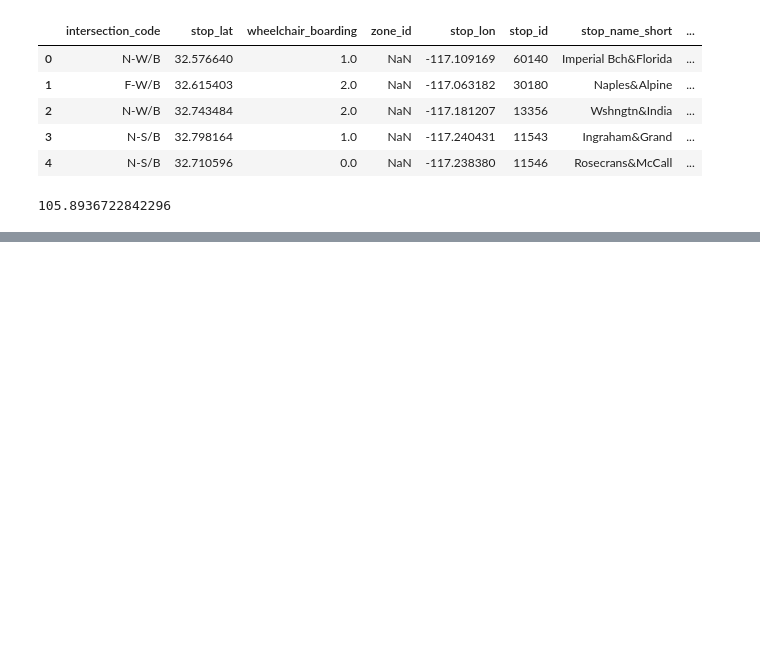
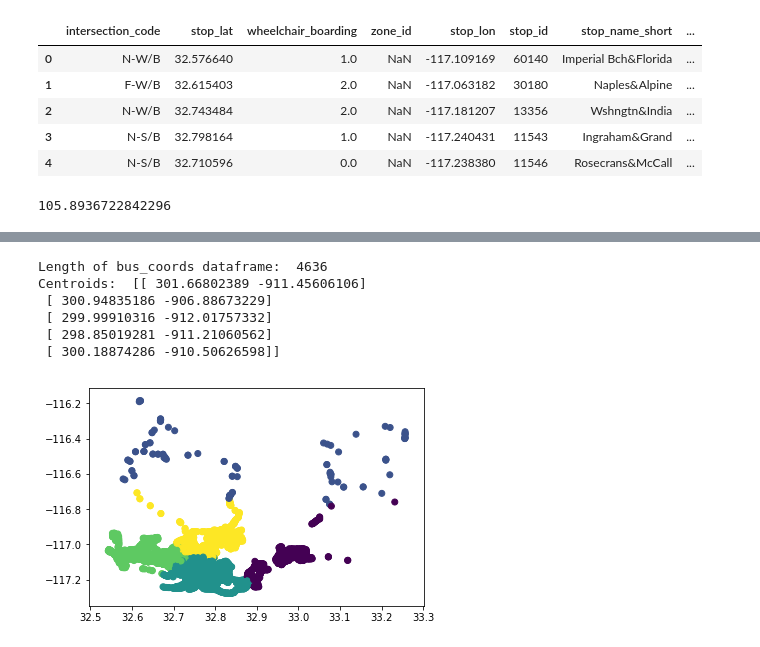
Before and after one commit to sarah-george/San-Diego-DUI-Crashes-and-Arrests, a Jupyter notebook: Final_Project.ipynb, the cells around one changed output, grey strips where cells are left out. Drawn from its saved outputs; the diff is of its cells as text; code cells hidden in the pictures; blank space fills up the shorter version.

Commit message:
Added clustering

```diff
--- a/Final_Project.ipynb
+++ b/Final_Project.ipynb
@@ -37,8 +35,8 @@ meter_locs.head(5)
 | 4 | City | Barrio Logan | 1000 CESAR CHAVEZ WAY | CC-1015 | 9000 | 2 Hour Max $1.25 HR 8am-6pm Mon-Sat | -117.145539 | 32.699987 |
 # %%
 # Sort the income column of the parking meter dataframe in descending order
-meter_incomes = meter_incomes.sort_values(by='num_trans', ascending=False)
-meter_incomes.head(5)
+meter_trans = meter_incomes.sort_values(by='num_trans', ascending=False)
+meter_trans.head(5)
 # %% [output]
 |  | pole_id | meter_type | month | sum_trans_amt | num_trans |
 | 52734 | WFI-700N | MS | 12 | 386404 | 2293 |
@@ -47,7 +45,7 @@ meter_incomes.head(5)
 | 41888 | N-1500E | MS | 8 | 364944 | 2270 |
 | 51822 | WBE-500N | MS | 6 | 381115 | 2261 |
 # %%
-greatest = meter_incomes.iloc[0]['pole_id']
+greatest = meter_trans.iloc[0]['pole_id']
 print(greatest)
 type(greatest)
 # %% [output]
@@ -128,0 +112,28 @@ from scipy.cluster.vq import whiten
+# %%
+# 1. BUS VS. METER HOTSPOTS
+# K-means clustering of hottest parking meters
+# Determine whether bus and meter clusters have similar epicenters
+
+# First cluster bus stop coordinates.
+coords = np.zeros(len(bus_coords), dtype=('2float'))
+
+for i in range(0, len(bus_coords)):
+    bus_lat = float(bus_coords['stop_lat'].iloc[i])
+    bus_lng = float(bus_coords['stop_lon'].iloc[i])
+    coords[i] = (bus_lat, bus_lng)
+
+print("Length of bus_coords dataframe: ",len(coords))
+
+x, y = kmeans2(whiten(coords), 5, iter = 20)
+print("Centroids: ",x)
+
+plt.scatter(coords[:,0], coords[:,1], c=y);
+plt.show()
+# %% [output]
+Length of bus_coords dataframe:  4636
+Centroids:  [[ 301.66802389 -911.45606106]
+ [ 300.94835186 -906.88673229]
+ [ 299.99910316 -912.01757332]
+ [ 298.85019281 -911.21060562]
+ [ 300.18874286 -910.50626598]]
+[figure, added]
```
Also changed, not shown: parts of 7 cells of this notebook.
